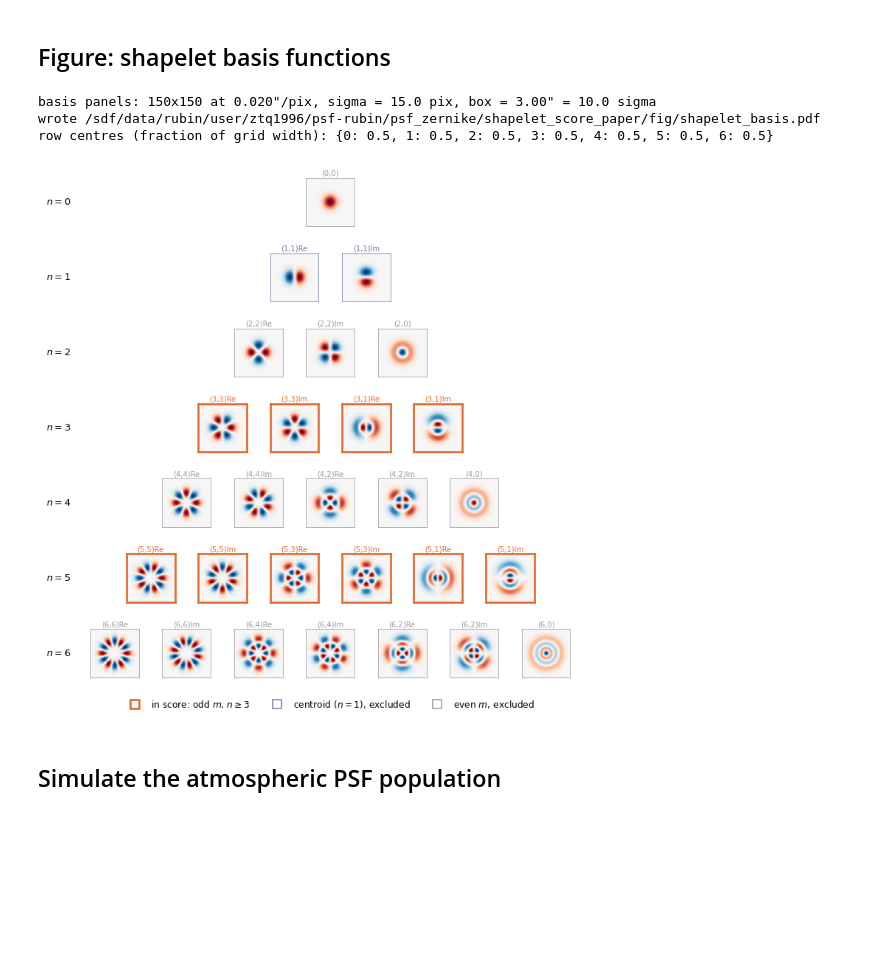
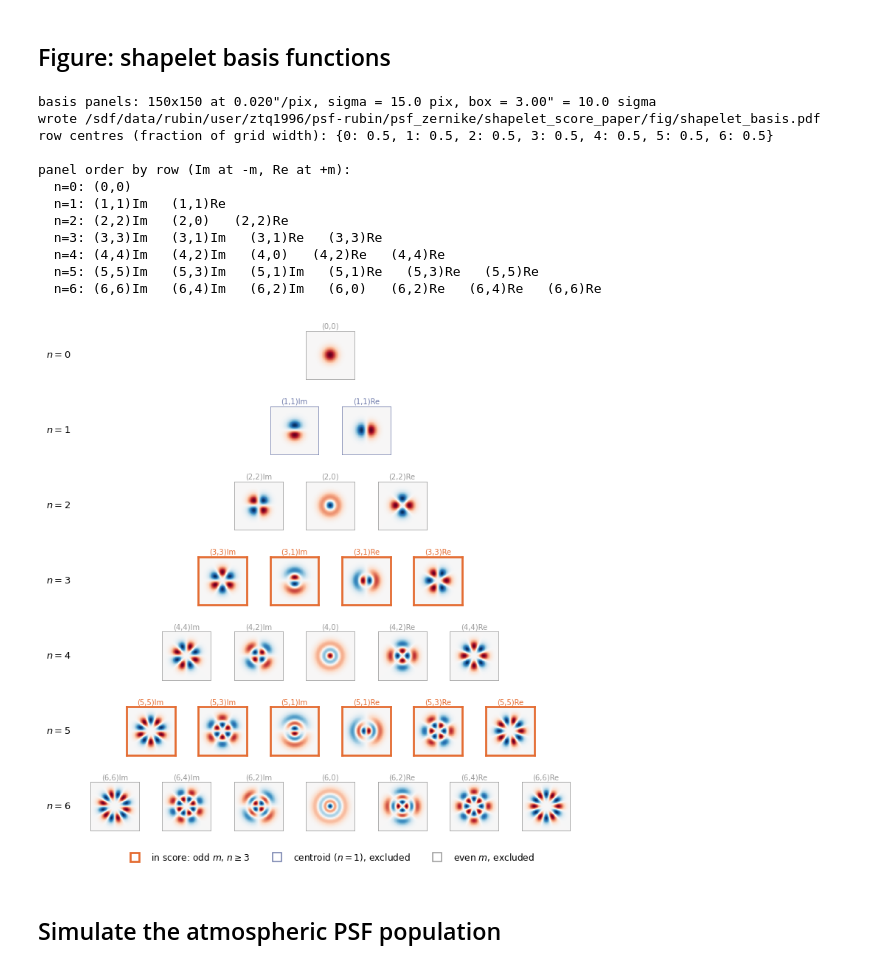
Before and after one commit to ztq1996/shapelet_score_paper, a Jupyter notebook: nb/02_atm_simulation.ipynb, the cells around one changed output. Cells and saved outputs as stored; diff of their text form; code cells hidden in the pictures; blank space fills up the shorter version.

```diff
--- a/nb/02_atm_simulation.ipynb
+++ b/nb/02_atm_simulation.ipynb
@@ -111,6 +111,17 @@ print(f'basis panels: {BASIS_NPIX}x{BASIS_NPIX} at {BASIS_SCALE:.3f}"/pix, '
       f'box = {BASIS_NPIX*BASIS_SCALE:.2f}" '
       f'= {BASIS_NPIX*BASIS_SCALE/BASIS_SIGMA:.1f} sigma')
 
+# Horizontal position within a row is the SIGNED azimuthal index: the imaginary
+# (sine) component sits at -m and the real (cosine) component at +m. The lowest
+# |m| -- the purely radial, spin-0 mode -- therefore lands on the figure's centre
+# line, and the spin increases outwards in both directions, as in the usual
+# Zernike pyramid. GalSim's native bvec order is the opposite (m = n downwards),
+# so the row is re-sorted here for display only; nothing downstream depends on it.
+# Rows still hold n+1 panels, so the centring below is unaffected. Note that
+# odd-n rows have no m = 0 mode, so there the centre line falls between the two
+# m = +-1 panels.
+coeff['signed_m'] = np.where(coeff['comp'] == 'Im', -coeff['m'], coeff['m'])
+
 # Rows hold n+1 panels, so rows alternate odd and even length. On a plain
 # (BMAX+1)-column grid the even-length rows cannot be centred -- they land half
 # a column off. Use a grid of 2*(BMAX+1) half-columns with each panel spanning
@@ -123,9 +134,17 @@ gs = fig.add_gridspec(NCOL, 2 * NCOL, left=0.10, right=0.99, top=0.955,
 
 row_left = {}
 for n in range(BMAX + 1):
-    sub = coeff[coeff['n'] == n].reset_index(drop=True)
+    sub = (coeff[coeff['n'] == n]
+           .sort_values('signed_m')           # low spin at centre, high spin outboard
+           .reset_index(drop=True))
     k = len(sub)
     start = NCOL - k                      # exact centring, no rounding
+
+    # The row must read as a symmetric spin ladder about m = 0.
+    sm = sub['signed_m'].tolist()
+    assert sm == sorted(sm), f'row n={n} is not ordered by signed m: {sm}'
+    assert sm == [-v for v in reversed(sm)], f'row n={n} is not symmetric in m: {sm}'
+
     for j, r in sub.iterrows():
         ax = fig.add_subplot(gs[n, start + 2 * j: start + 2 * j + 2])
         if j == 0:
@@ -149,34 +168,48 @@ for n, ax0 in row_left.items():
     fig.text(0.075, bb.y0 + bb.height / 2, f'$n={n}$',
              ha='right', va='center', fontsize=8.5)
 
 handles = [plt.Line2D([], [], marker='s', ls='', markersize=8, markerfacecolor='none',
                       markeredgewidth=1.8, markeredgecolor=C_SCORE,
                       label='in score: odd $m$, $n\\geq3$'),
            plt.Line2D([], [], marker='s', ls='', markersize=8, markerfacecolor='none',
                       markeredgewidth=1.0, markeredgecolor=C_CENT,
                       label='centroid ($n=1$), excluded'),
            plt.Line2D([], [], marker='s', ls='', markersize=8, markerfacecolor='none',
                       markeredgewidth=1.0, markeredgecolor=C_EVEN,
                       label='even $m$, excluded')]
 fig.legend(handles=handles, loc='lower center', ncol=3, frameon=False,
            fontsize=8, bbox_to_anchor=(0.545, 0.005))
 
 fig.savefig(FIG / 'shapelet_basis.pdf', dpi=300)
 print('wrote', FIG / 'shapelet_basis.pdf')
 
 # Verify every row is centred on the same vertical midline.
 mids = {}
 for n in range(BMAX + 1):
     k = len(coeff[coeff['n'] == n])
     start = NCOL - k
     mids[n] = (start + (start + 2 * k)) / 2 / (2 * NCOL)
 print('row centres (fraction of grid width):', {n: round(v, 4) for n, v in mids.items()})
 assert len(set(round(v, 9) for v in mids.values())) == 1, 'rows are not aligned'
+
+print('\npanel order by row (Im at -m, Re at +m):')
+for n in range(BMAX + 1):
+    sub = coeff[coeff['n'] == n].sort_values('signed_m')
+    print(f'  n={n}: ' + '   '.join(f'{r.label}{r.comp}' for r in sub.itertuples()))
 # %% [output]
 basis panels: 150x150 at 0.020"/pix, sigma = 15.0 pix, box = 3.00" = 10.0 sigma
 wrote /sdf/data/rubin/user/ztq1996/psf-rubin/psf_zernike/shapelet_score_paper/fig/shapelet_basis.pdf
 row centres (fraction of grid width): {0: 0.5, 1: 0.5, 2: 0.5, 3: 0.5, 4: 0.5, 5: 0.5, 6: 0.5}
+
+panel order by row (Im at -m, Re at +m):
+  n=0: (0,0)
+  n=1: (1,1)Im   (1,1)Re
+  n=2: (2,2)Im   (2,0)   (2,2)Re
+  n=3: (3,3)Im   (3,1)Im   (3,1)Re   (3,3)Re
+  n=4: (4,4)Im   (4,2)Im   (4,0)   (4,2)Re   (4,4)Re
+  n=5: (5,5)Im   (5,3)Im   (5,1)Im   (5,1)Re   (5,3)Re   (5,5)Re
+  n=6: (6,6)Im   (6,4)Im   (6,2)Im   (6,0)   (6,2)Re   (6,4)Re   (6,6)Re
-[figure, old version]
+[figure, new version]
 # %% [markdown]
 ## Simulate the atmospheric PSF population
 # %%
```
Also changed, not shown: 2 other files.
